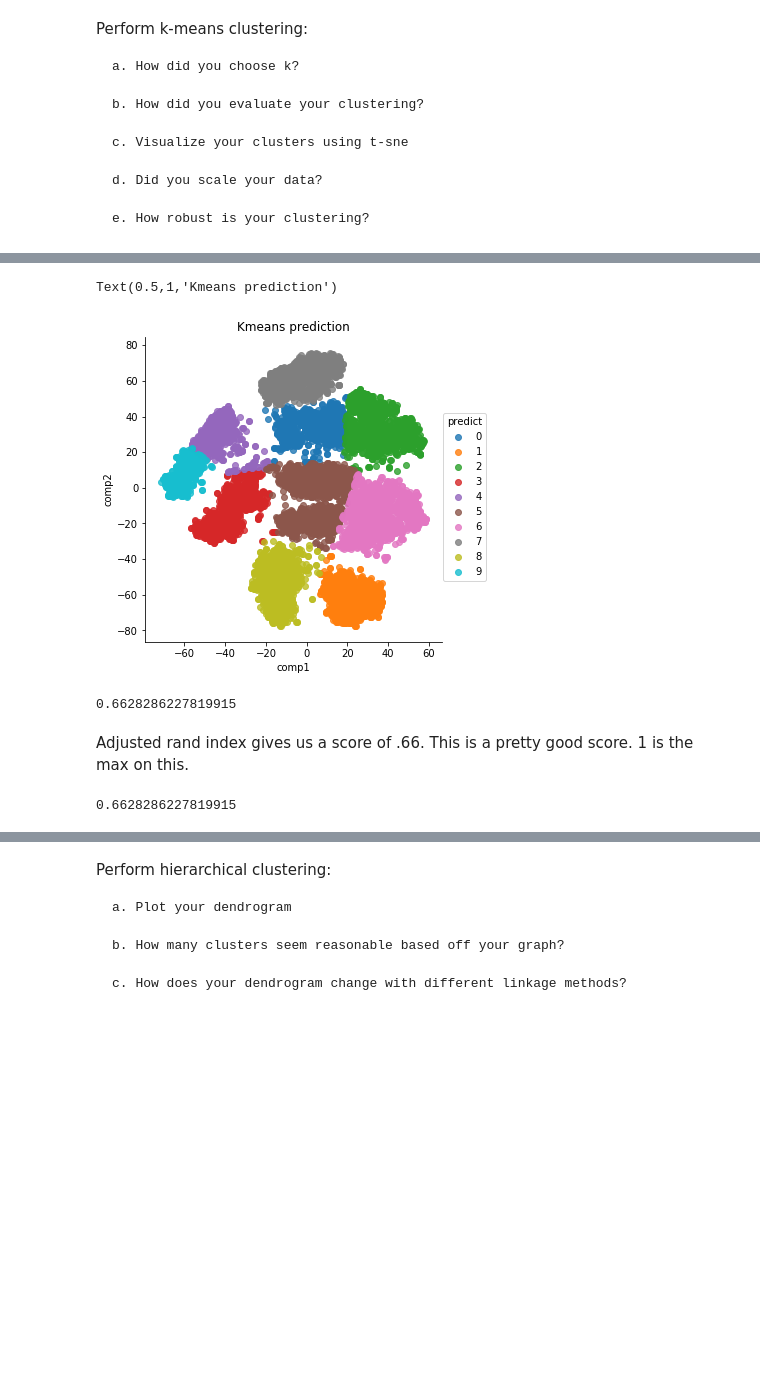
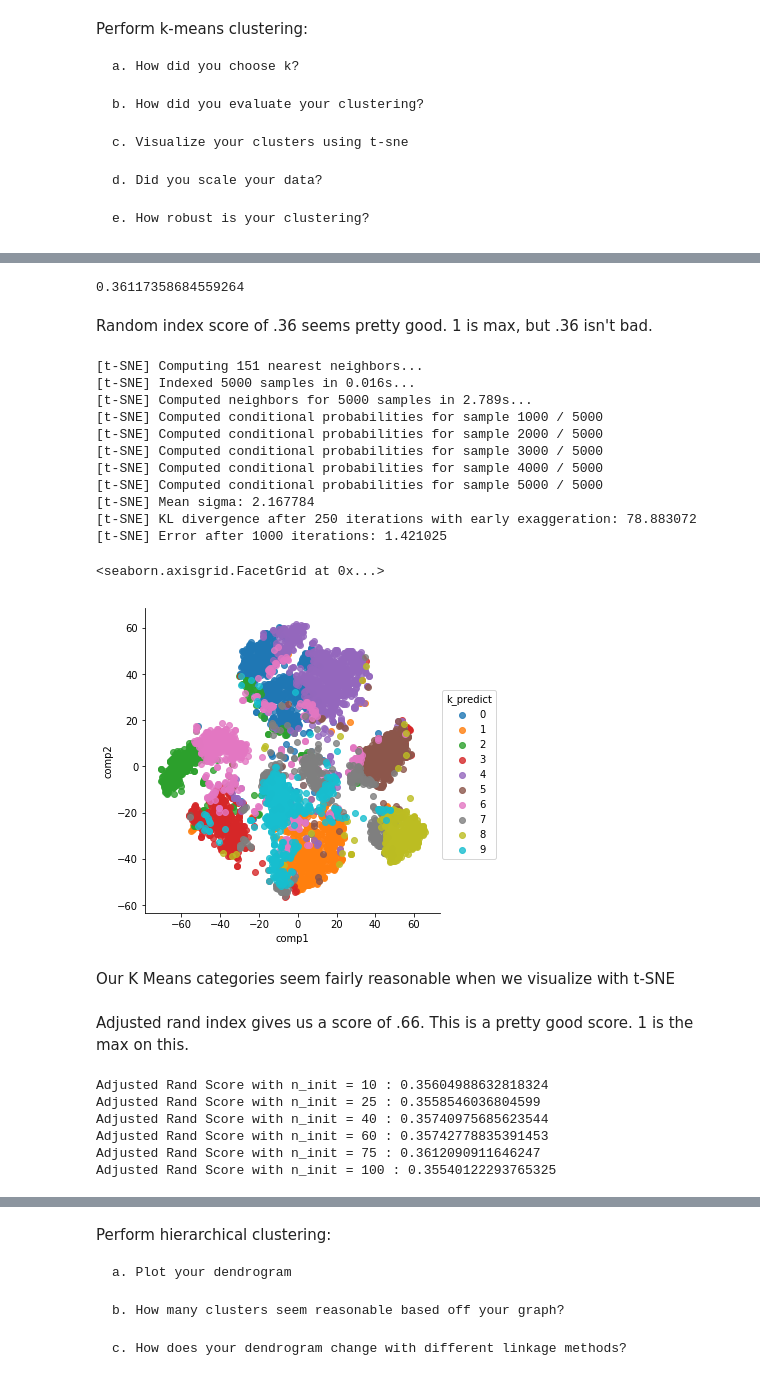
Before and after one commit to jonnyjensen/byu_econ_applied_machine_learning, a Jupyter notebook: homeworks/Homework_5_Jonathan Jensen.ipynb, the cells around one changed output, grey strips where cells are left out. Cells and saved outputs as stored; diff of their text form; code cells hidden in the pictures; blank space fills up the shorter version.

```diff
--- a/homeworks/Homework_5_Jonathan Jensen.ipynb
+++ b/homeworks/Homework_5_Jonathan Jensen.ipynb
@@ -299,25 +300,62 @@ sk_clusters = kmeans.predict(df_tsne[['comp1','comp2']])
-# %%
-df_k = pd.concat([df_tsne,pd.DataFrame(sk_clusters)],axis=1)
-df_k.columns = ["comp1","comp2","label","predict"]
-sns.lmplot(x='comp1', y='comp2', data=df_k, hue='predict', fit_reg=False)
-plt.title('Kmeans prediction')
-# %% [output]
-Text(0.5,1,'Kmeans prediction')
-[figure, removed]
-# %%
-from sklearn import metrics
-
-metrics.adjusted_rand_score(df_k.label, df_k.predict)
-# %% [output]
-0.6628286227819915
+# %%
+from sklearn.cluster import KMeans
+from sklearn import metrics
+rows = np.arange(70000)
+np.random.shuffle(rows)
+n_select = 5000
+x_k= X[rows[:n_select],:]
+y_k= y[rows[:n_select]]
+kmeans = KMeans(n_clusters=10, n_init=50, n_jobs=-1)
+kmeans.fit(x_k)
+sk_clusters = kmeans.predict(x_k)
+df_k = pd.concat([pd.DataFrame(y_k),pd.DataFrame(sk_clusters)],axis=1)
+df_k.columns = ['label','predict']
+metrics.adjusted_rand_score(df_k.label, df_k.predict)
+# %% [output]
+0.36117358684559264
+# %% [markdown]
+Random index score of .36 seems pretty good. 1 is max, but .36 isn't bad.
+# %%
+pca = PCA(n_components=50)
+X_k1 = pca.fit_transform(x_k)
+tsne = TSNE(n_components=2, verbose=1, perplexity=50, n_iter=1000, learning_rate=200)
+tsne_results = tsne.fit_transform(X_k1)
+df_ktsne = pd.DataFrame(tsne_results, columns=['comp1', 'comp2'])
+df_ktsne['k_predict'] = sk_clusters
+sns.lmplot(x='comp1', y='comp2', data=df_ktsne, hue='k_predict', fit_reg=False)
+# %% [output]
+[t-SNE] Computing 151 nearest neighbors...
+[t-SNE] Indexed 5000 samples in 0.016s...
+[t-SNE] Computed neighbors for 5000 samples in 2.789s...
+[t-SNE] Computed conditional probabilities for sample 1000 / 5000
+[t-SNE] Computed conditional probabilities for sample 2000 / 5000
+[t-SNE] Computed conditional probabilities for sample 3000 / 5000
+[t-SNE] Computed conditional probabilities for sample 4000 / 5000
+[t-SNE] Computed conditional probabilities for sample 5000 / 5000
+[t-SNE] Mean sigma: 2.167784
+[t-SNE] KL divergence after 250 iterations with early exaggeration: 78.883072
+[t-SNE] Error after 1000 iterations: 1.421025
+<seaborn.axisgrid.FacetGrid at 0x...>
+[figure, added]
+# %% [markdown]
+Our K Means categories seem fairly reasonable when we visualize with t-SNE
 # %% [markdown]
 Adjusted rand index gives us a score of .66. This is a pretty good score. 1 is the max on this.
 # %%
-kmeans = KMeans(n_clusters=10, n_init=10, n_jobs=-1)
-kmeans.fit(df_tsne[['comp1','comp2']])
-sk_clusters = kmeans.predict(df_tsne[['comp1','comp2']])
-df_k = pd.concat([df_tsne,pd.DataFrame(sk_clusters)],axis=1)
-df_k.columns = ["comp1","comp2","label","predict"]
-metrics.adjusted_rand_score(df_k.label, df_k.predict)
+ninit = [10,25,40,60,75,100]
+for i in ninit:
+    kmeans = KMeans(n_clusters=10, n_init=50, n_jobs=-1)
+    kmeans.fit(x_k)
+    sk_clusters = kmeans.predict(x_k)
+    df_k = pd.concat([pd.DataFrame(y_k),pd.DataFrame(sk_clusters)],axis=1)
+    df_k.columns = ['label','predict']
+    a = "Adjusted Rand Score with n_init = {}".format(i)
+    b = " : {}".format(metrics.adjusted_rand_score(df_k.label, df_k.predict))
+    print(a+b)
 # %% [output]
-0.6628286227819915
+Adjusted Rand Score with n_init = 10 : 0.35604988632818324
+Adjusted Rand Score with n_init = 25 : 0.3558546036804599
+Adjusted Rand Score with n_init = 40 : 0.35740975685623544
+Adjusted Rand Score with n_init = 60 : 0.35742778835391453
+Adjusted Rand Score with n_init = 75 : 0.3612090911646247
+Adjusted Rand Score with n_init = 100 : 0.35540122293765325
```
Also changed, not shown: parts of 11 cells of this notebook.
